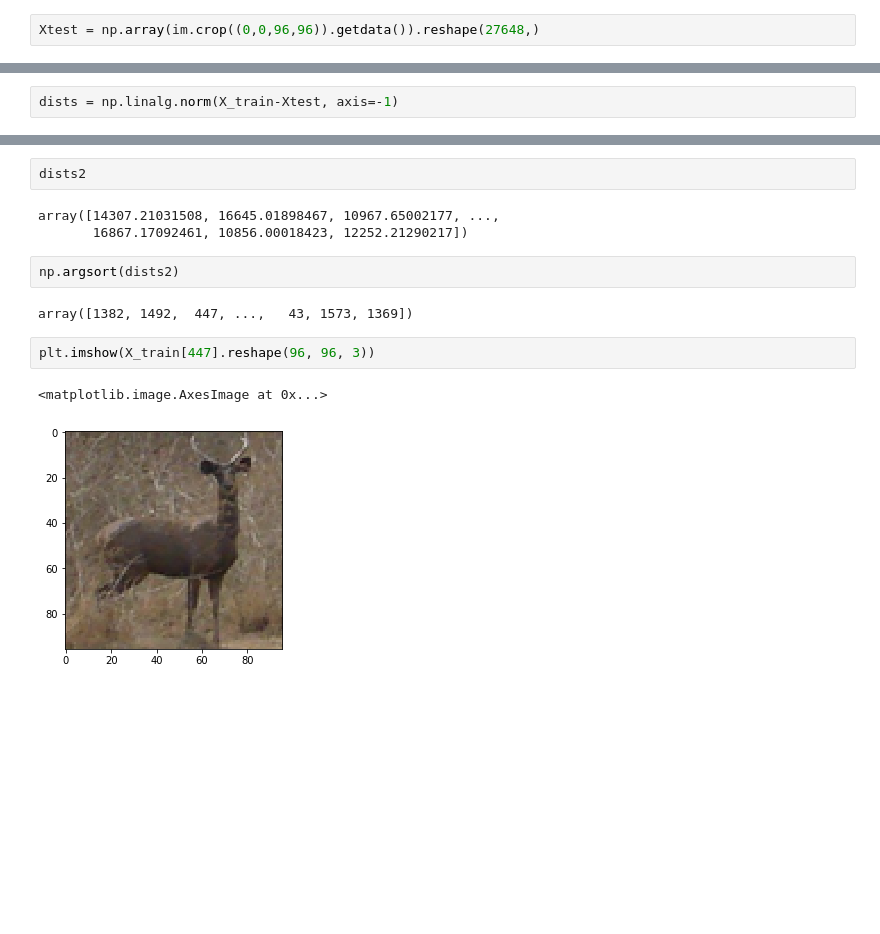
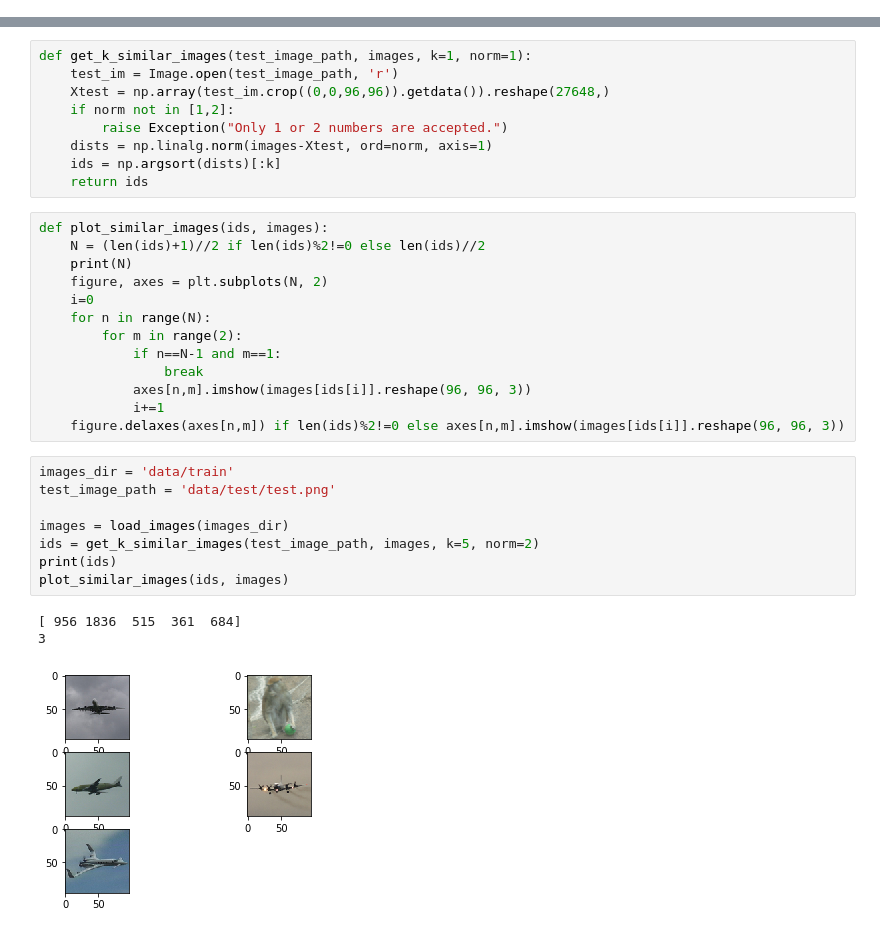
Before and after one commit to anisakhlian/visualsearch, a Jupyter notebook: task.ipynb, the cells around one changed output, grey strips where cells are left out. Cells and saved outputs as stored; diff of their text form; blank space fills up the shorter version.

```diff
--- a/task.ipynb
+++ b/task.ipynb
@@ -29,2 +23,0 @@ im = Image.open('test.png', 'r')
-# %%
-Xtest = np.array(im.crop((0,0,96,96)).getdata()).reshape(27648,)
@@ -36,2 +23,0 @@ plt.imshow(Xtest.reshape(96, 96, 3))
-# %%
-dists = np.linalg.norm(X_train-Xtest, axis=-1)
@@ -66,14 +24,34 @@ dists2 = np.linalg.norm(X_train-Xtest2, axis=1)
-# %%
-dists2
-# %% [output]
-array([14307.21031508, 16645.01898467, 10967.65002177, ...,
-       16867.17092461, 10856.00018423, 12252.21290217])
-# %%
-np.argsort(dists2)
-# %% [output]
-array([1382, 1492,  447, ...,   43, 1573, 1369])
-# %%
-plt.imshow(X_train[447].reshape(96, 96, 3))
-# %% [output]
-<matplotlib.image.AxesImage at 0x...>
-[figure, removed]
+# %%
+def get_k_similar_images(test_image_path, images, k=1, norm=1):
+    test_im = Image.open(test_image_path, 'r')
+    Xtest = np.array(test_im.crop((0,0,96,96)).getdata()).reshape(27648,)
+    if norm not in [1,2]:
+        raise Exception("Only 1 or 2 numbers are accepted.")
+    dists = np.linalg.norm(images-Xtest, ord=norm, axis=1)
+    ids = np.argsort(dists)[:k]
+    return ids
+# %%
+def plot_similar_images(ids, images):
+    N = (len(ids)+1)//2 if len(ids)%2!=0 else len(ids)//2
+    print(N)
+    figure, axes = plt.subplots(N, 2)
+    i=0
+    for n in range(N):
+        for m in range(2):
+            if n==N-1 and m==1:
+                break
+            axes[n,m].imshow(images[ids[i]].reshape(96, 96, 3))
+            i+=1
+    figure.delaxes(axes[n,m]) if len(ids)%2!=0 else axes[n,m].imshow(images[ids[i]].reshape(96, 96, 3))
+# %%
+images_dir = 'data/train'
+test_image_path = 'data/test/test.png'
+
+images = load_images(images_dir)
+ids = get_k_similar_images(test_image_path, images, k=5, norm=2)
+print(ids)
+plot_similar_images(ids, images)
+# %% [output]
+[ 956 1836  515  361  684]
+3
+[figure, added]
```
Also changed, not shown: parts of 13 cells of this notebook.
